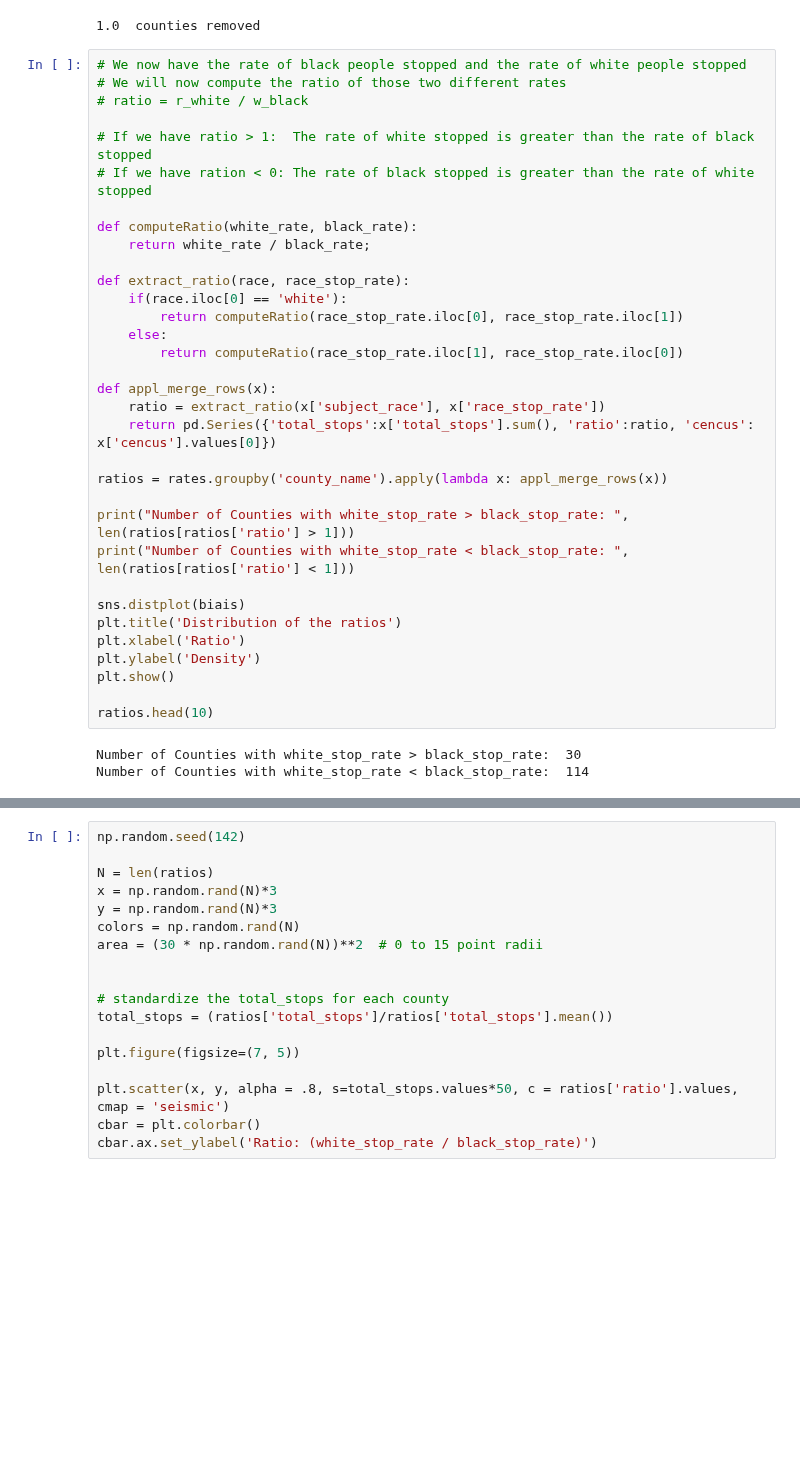
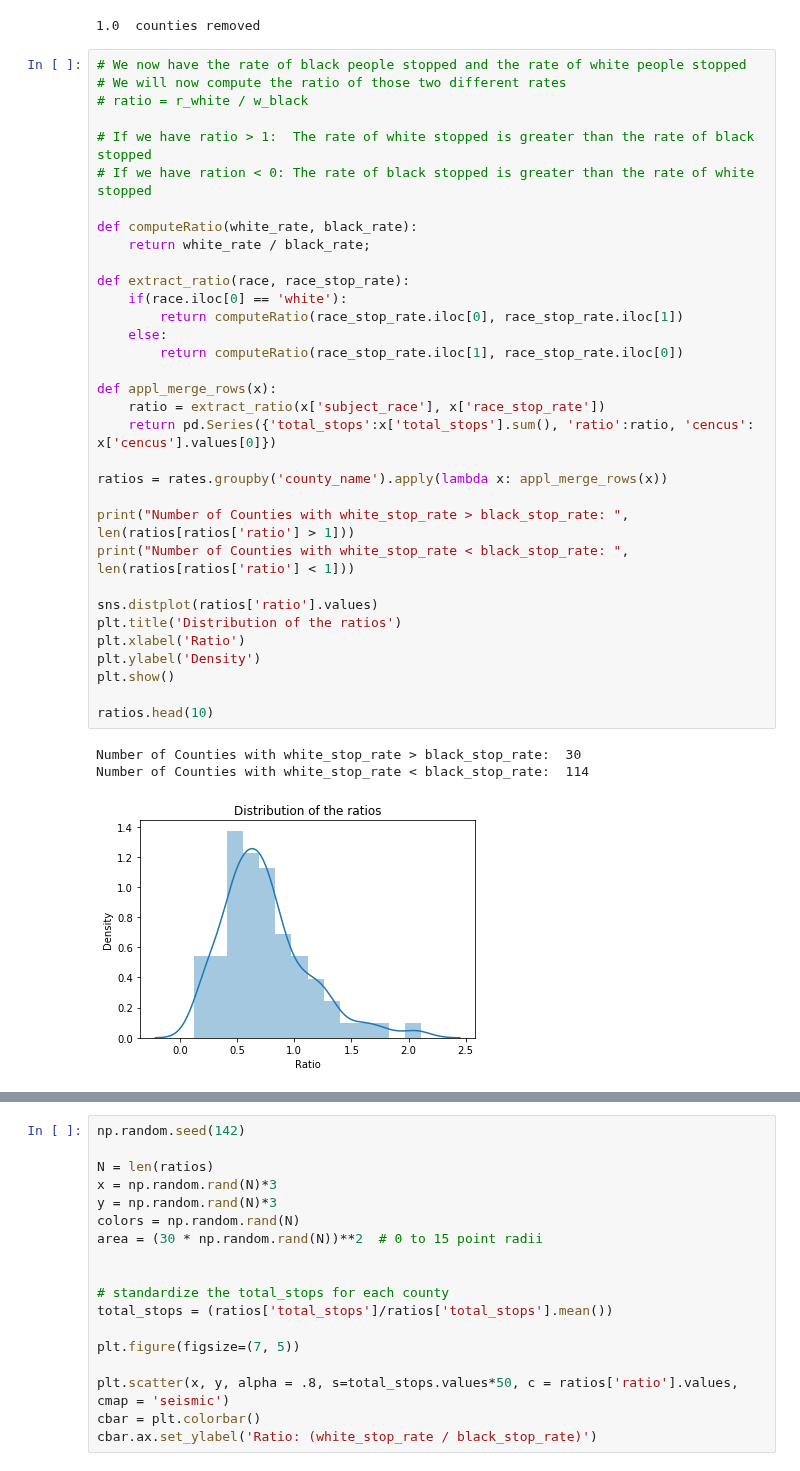
Before and after one commit to epfl-ada/ada-2020-project-milestone-p3-p3_adahn, a Jupyter notebook: Cencus Dataset.ipynb, the cells around one changed output, grey strips where cells are left out. Saved outputs shown, nothing was run; the diff lists cells and outputs as text; blank space fills up the shorter version.

```diff
--- a/Cencus Dataset.ipynb
+++ b/Cencus Dataset.ipynb
@@ -283,34 +289,35 @@ print((length_before - len(rates))/2, " counties removed");
 # If we have ratio > 1:  The rate of white stopped is greater than the rate of black stopped
 # If we have ration < 0: The rate of black stopped is greater than the rate of white stopped
 
 def computeRatio(white_rate, black_rate):
     return white_rate / black_rate;
 
 def extract_ratio(race, race_stop_rate):
     if(race.iloc[0] == 'white'):
         return computeRatio(race_stop_rate.iloc[0], race_stop_rate.iloc[1])
     else:
         return computeRatio(race_stop_rate.iloc[1], race_stop_rate.iloc[0])
 
 def appl_merge_rows(x):
     ratio = extract_ratio(x['subject_race'], x['race_stop_rate'])
     return pd.Series({'total_stops':x['total_stops'].sum(), 'ratio':ratio, 'cencus': x['cencus'].values[0]})
 
 ratios = rates.groupby('county_name').apply(lambda x: appl_merge_rows(x))
 
 print("Number of Counties with white_stop_rate > black_stop_rate: ", len(ratios[ratios['ratio'] > 1]))
 print("Number of Counties with white_stop_rate < black_stop_rate: ", len(ratios[ratios['ratio'] < 1]))
 
-sns.distplot(biais)
+sns.distplot(ratios['ratio'].values)
 plt.title('Distribution of the ratios')
 plt.xlabel('Ratio')
 plt.ylabel('Density')
 plt.show()
 
 ratios.head(10)
 # %% [output]
 Number of Counties with white_stop_rate > black_stop_rate:  30
 Number of Counties with white_stop_rate < black_stop_rate:  114
+[figure, added]
 |  | total_stops | ratio | cencus |
 | county_name |  |  |  |
 | Abbeville County | 39549 | 0.735103 | {'total': 25417, 'white': 17691, ... |
```
Also changed, not shown: parts of 1 cell of this notebook.
